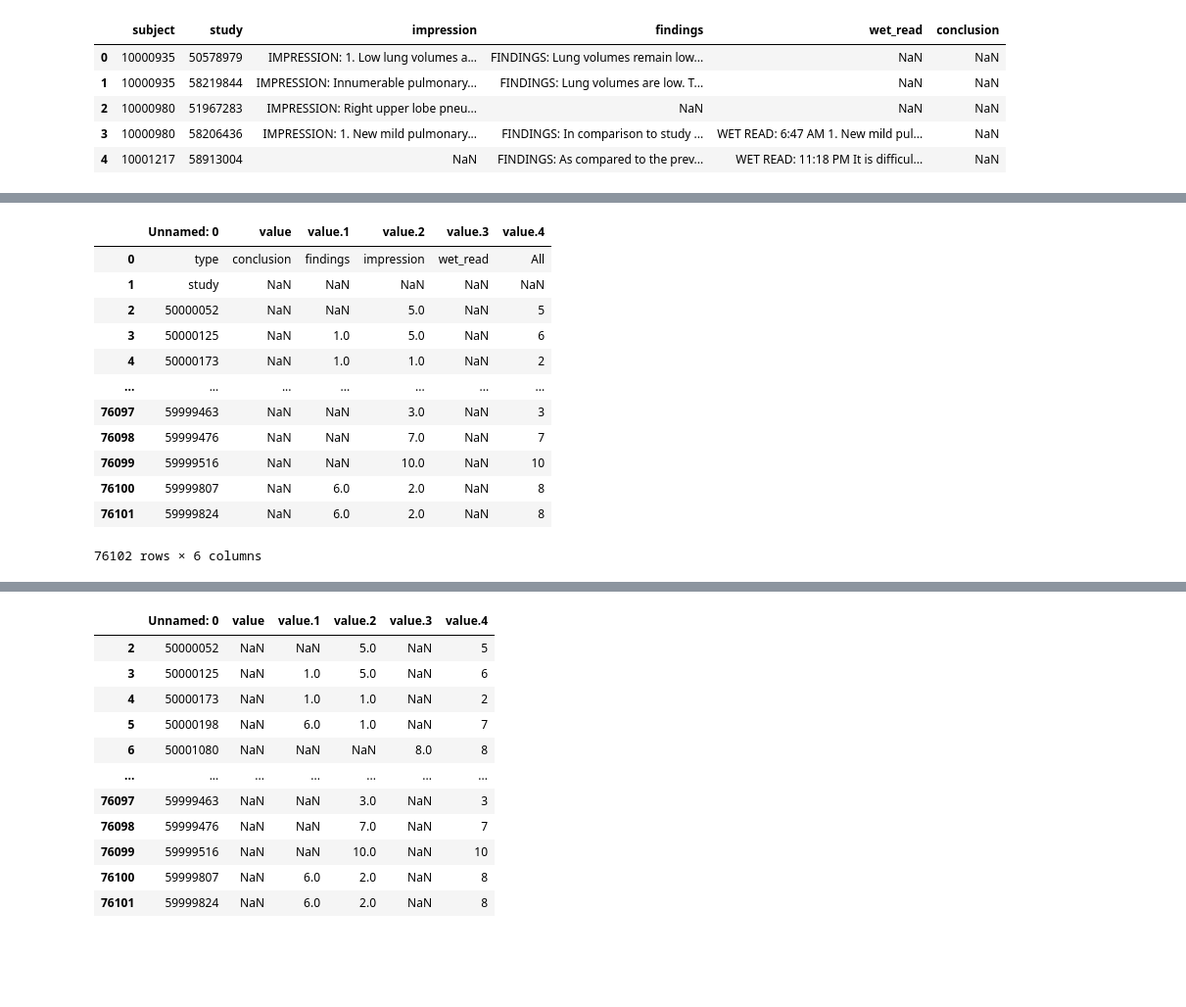
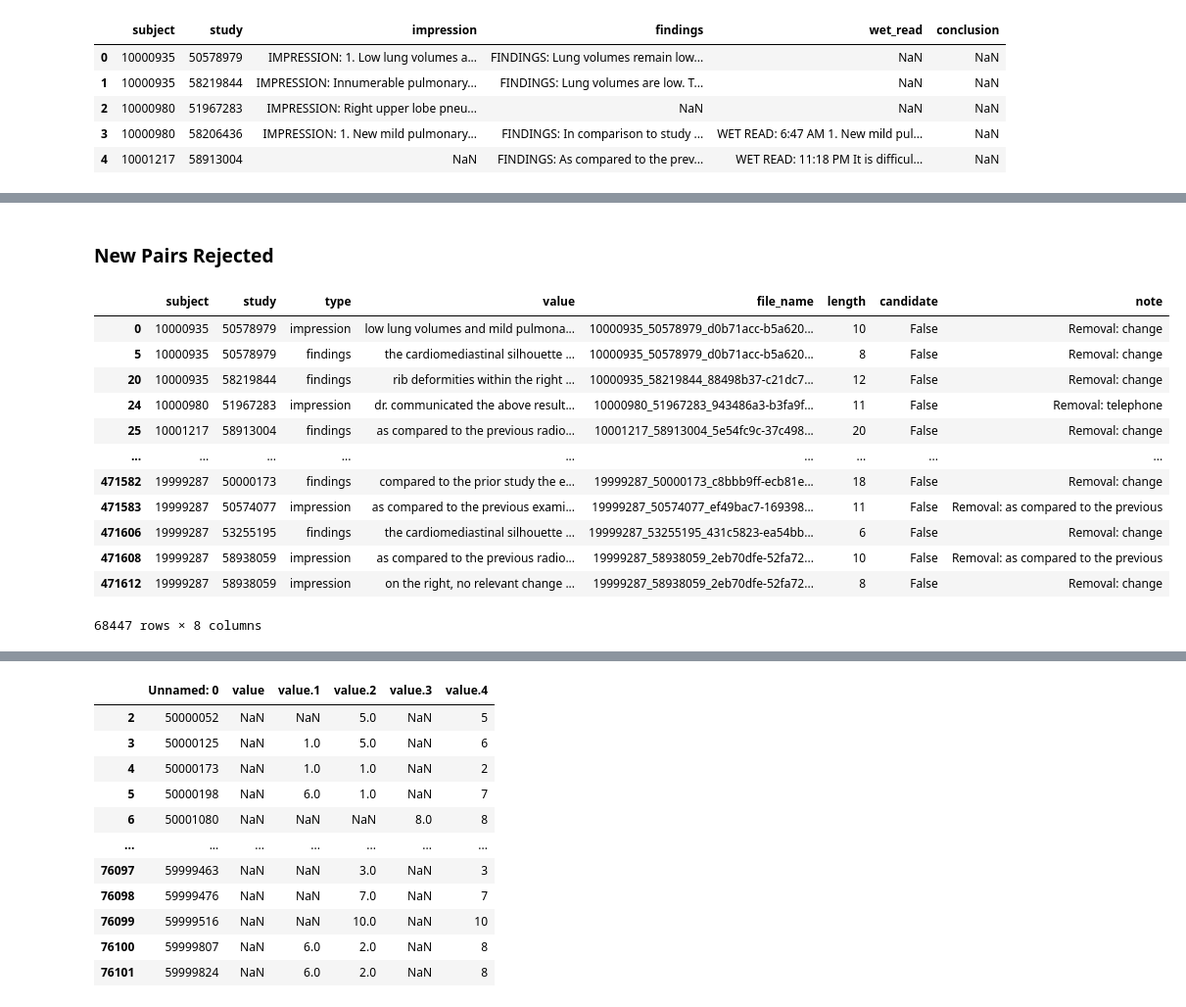
Before and after one commit to AndrewDamico/RadCLIP, a Jupyter notebook: CLIP_training_Rad_datasets.ipynb, the cells around one changed output, grey strips where cells are left out. Shown at 98% size. Cells and saved outputs as stored; diff of their text form; code cells hidden in the pictures; blank space fills up the shorter version.

```diff
--- a/CLIP_training_Rad_datasets.ipynb
+++ b/CLIP_training_Rad_datasets.ipynb
@@ -355 +393,20 @@ complete[complete['candidate'] == False].dropna().to_csv('new_pairs_refined.csv'
+# %% [markdown]
+### New Pairs Rejected
+# %%
+complete[complete['candidate'] == False].dropna().sort_values(by=['note']).to_csv('new_pairs_rejected.csv', index=False)
+complete[complete['candidate'] == False].dropna()
+# %% [output]
+|  | subject | study | type | value | file_name | length | candidate | note |
+| 0 | 10000935 | 50578979 | impression | low lung volumes and mild pulmona... | 10000935_50578979_d0b71acc-b5a620... | 10 | False | Removal: change |
+| 5 | 10000935 | 50578979 | findings | the cardiomediastinal silhouette ... | 10000935_50578979_d0b71acc-b5a620... | 8 | False | Removal: change |
+| 20 | 10000935 | 58219844 | findings | rib deformities within the right ... | 10000935_58219844_88498b37-c21dc7... | 12 | False | Removal: change |
+| 24 | 10000980 | 51967283 | impression | dr. communicated the above result... | 10000980_51967283_943486a3-b3fa9f... | 11 | False | Removal: telephone |
+| 25 | 10001217 | 58913004 | findings | as compared to the previous radio... | 10001217_58913004_5e54fc9c-37c498... | 20 | False | Removal: change |
+| ... | ... | ... | ... | ... | ... | ... | ... | ... |
+| 471582 | 19999287 | 50000173 | findings | compared to the prior study the e... | 19999287_50000173_c8bbb9ff-ecb81e... | 18 | False | Removal: change |
+| 471583 | 19999287 | 50574077 | impression | as compared to the previous exami... | 19999287_50574077_ef49bac7-169398... | 11 | False | Removal: as compared to the previous |
+| 471606 | 19999287 | 53255195 | findings | the cardiomediastinal silhouette ... | 19999287_53255195_431c5823-ea54bb... | 6 | False | Removal: change |
+| 471608 | 19999287 | 58938059 | impression | as compared to the previous radio... | 19999287_58938059_2eb70dfe-52fa72... | 10 | False | Removal: as compared to the previous |
+| 471612 | 19999287 | 58938059 | impression | on the right, no relevant change ... | 19999287_58938059_2eb70dfe-52fa72... | 8 | False | Removal: change |
+68447 rows × 8 columns
 # %%
@@ -359,21 +416,5 @@ pivot = pd.pivot_table(complete, values = ['value'], index = ['study'], columns
 pivot = pd.read_csv('pivot.csv')
 # %%
 pivot.drop(pivot.tail(1).index,inplace=True)
-# %%
-pivot
-# %% [output]
-|  | Unnamed: 0 | value | value.1 | value.2 | value.3 | value.4 |
-| 0 | type | conclusion | findings | impression | wet_read | All |
-| 1 | study | NaN | NaN | NaN | NaN | NaN |
-| 2 | 50000052 | NaN | NaN | 5.0 | NaN | 5 |
-| 3 | 50000125 | NaN | 1.0 | 5.0 | NaN | 6 |
-| 4 | 50000173 | NaN | 1.0 | 1.0 | NaN | 2 |
-| ... | ... | ... | ... | ... | ... | ... |
-| 76097 | 59999463 | NaN | NaN | 3.0 | NaN | 3 |
-| 76098 | 59999476 | NaN | NaN | 7.0 | NaN | 7 |
-| 76099 | 59999516 | NaN | NaN | 10.0 | NaN | 10 |
-| 76100 | 59999807 | NaN | 6.0 | 2.0 | NaN | 8 |
-| 76101 | 59999824 | NaN | 6.0 | 2.0 | NaN | 8 |
-76102 rows × 6 columns
 # %%
 pivot.drop(pivot.head(2).index,inplace=True)
```
Also changed, not shown: parts of 59 cells of this notebook.
